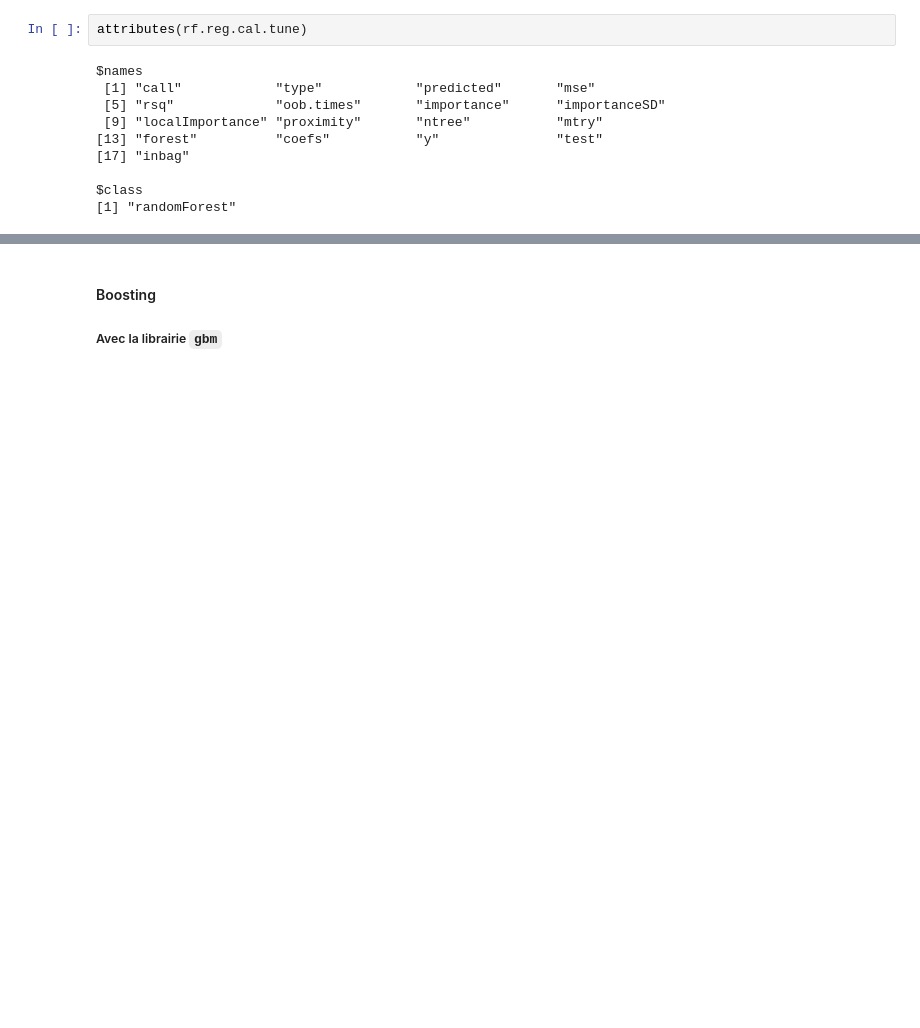
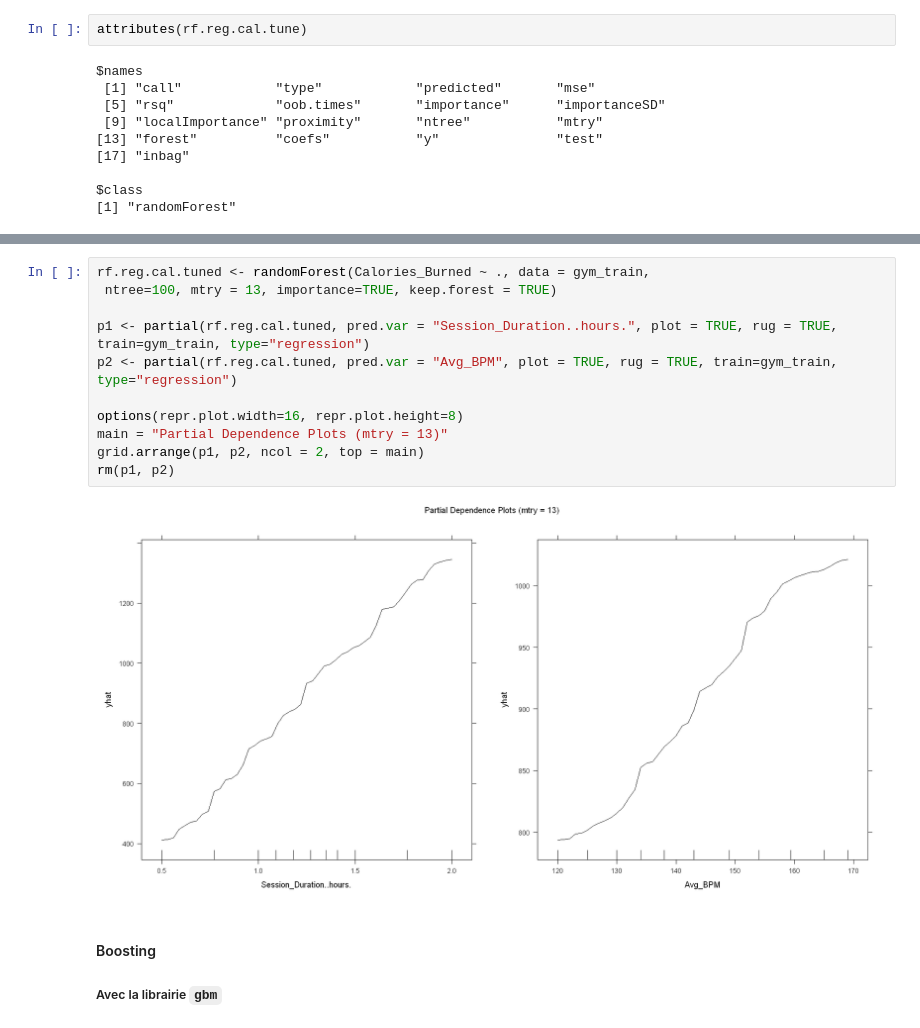
Before and after one commit to Dorianhgn/ProjetML4A, a Jupyter notebook: Calories_Burned/Dorian/R.ipynb, the cells around one changed output, grey strips where cells are left out. Drawn from its saved outputs; the diff is of its cells as text; blank space fills up the shorter version.

```diff
--- a/Calories_Burned/Dorian/R.ipynb
+++ b/Calories_Burned/Dorian/R.ipynb
@@ -712,3 +790,16 @@ rm(p1, p2)
+# %%
+rf.reg.cal.tuned <- randomForest(Calories_Burned ~ ., data = gym_train,
+ ntree=100, mtry = 13, importance=TRUE, keep.forest = TRUE)
+
+p1 <- partial(rf.reg.cal.tuned, pred.var = "Session_Duration..hours.", plot = TRUE, rug = TRUE, train=gym_train, type="regression")
+p2 <- partial(rf.reg.cal.tuned, pred.var = "Avg_BPM", plot = TRUE, rug = TRUE, train=gym_train, type="regression")
+
+options(repr.plot.width=16, repr.plot.height=8)
+main = "Partial Dependence Plots (mtry = 13)"
+grid.arrange(p1, p2, ncol = 2, top = main)
+rm(p1, p2)
+# %% [output]
+[figure, added]
 # %% [markdown]
 #### Boosting
 ##### Avec la librairie `gbm`
```
Also changed, not shown: parts of 13 cells of this notebook.
